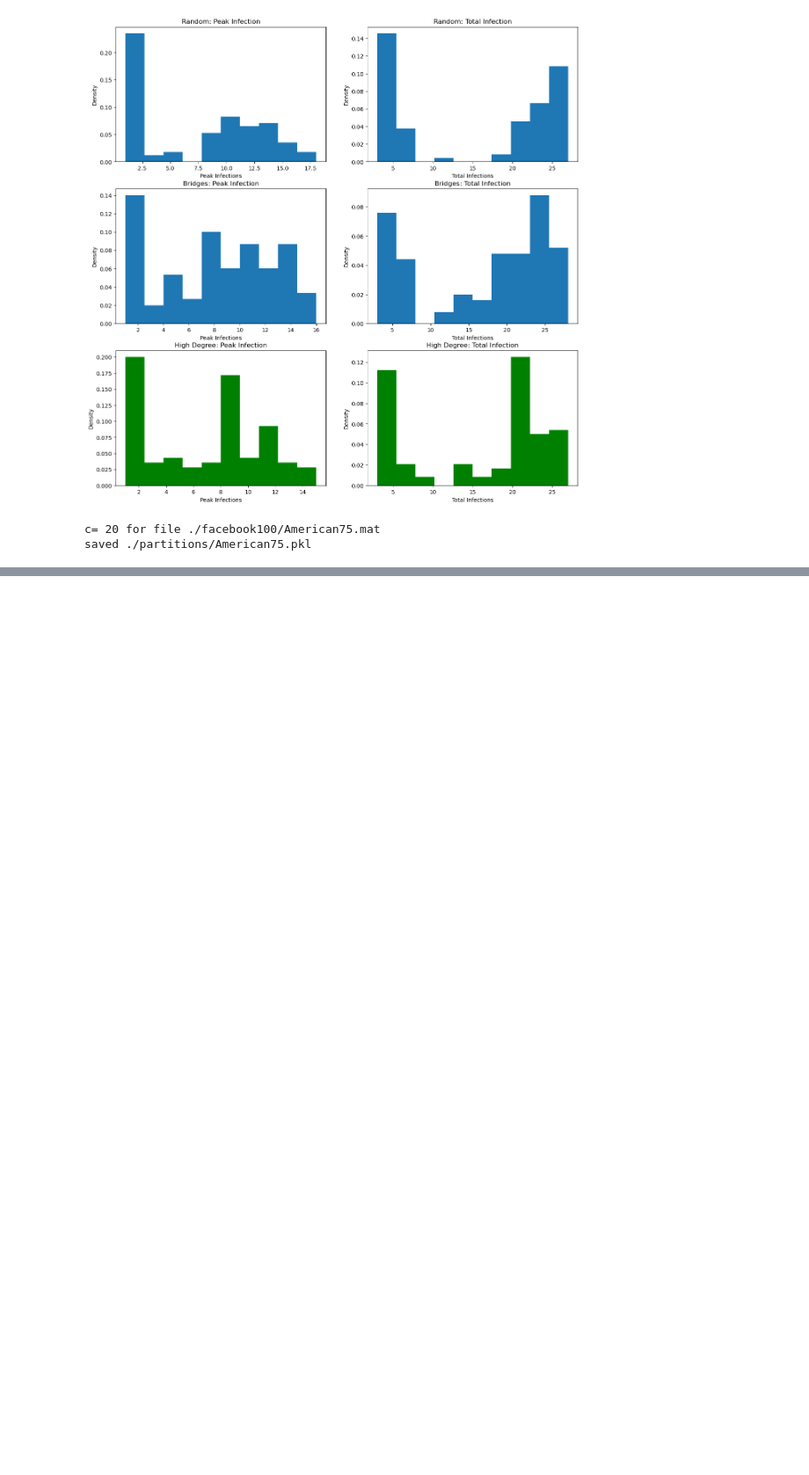
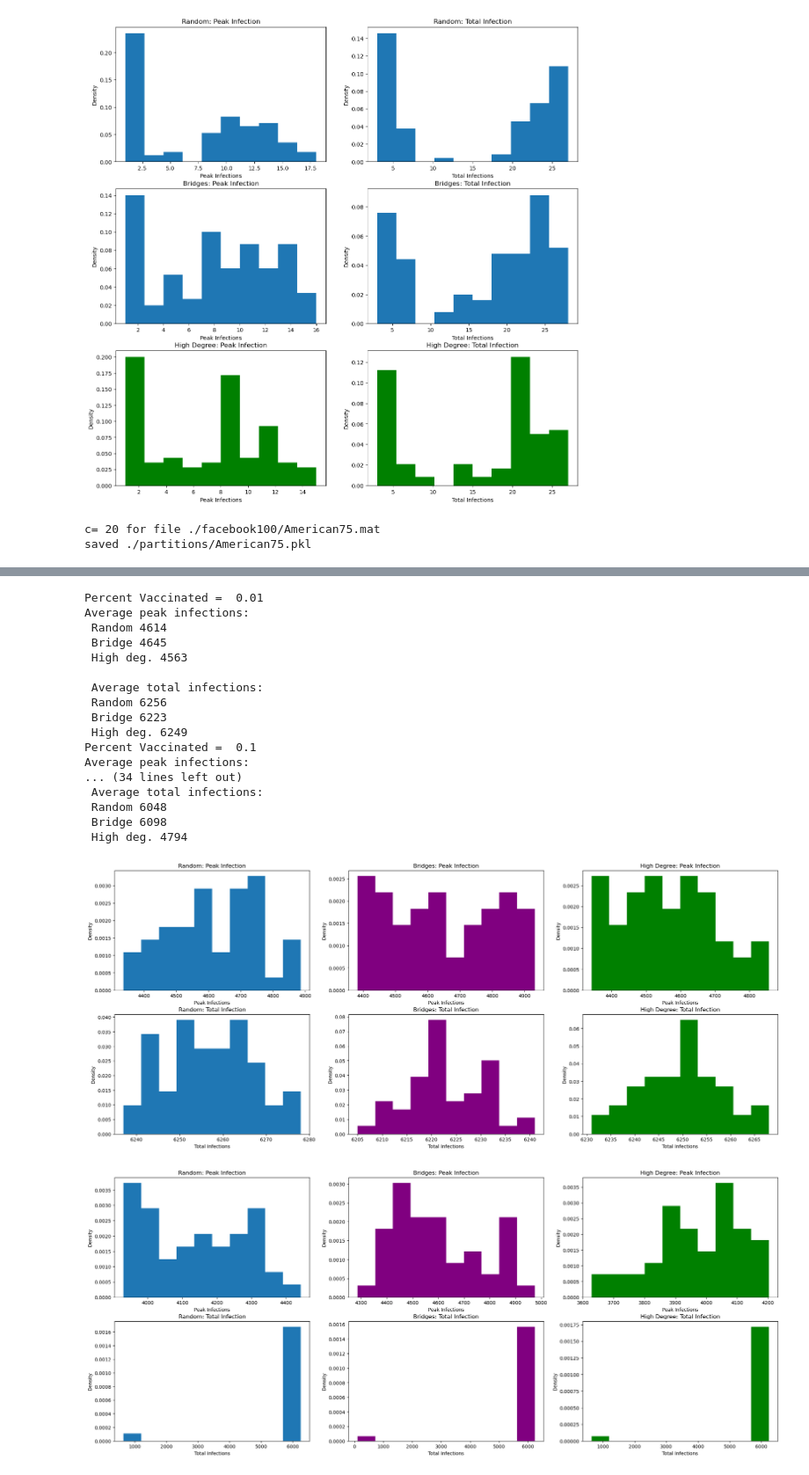
Before and after one commit to Kevin2197/Bio-Networkx-Project, a Jupyter notebook: script.ipynb, the cells around one changed output, grey strips where cells are left out. Shown at 88% size. Saved outputs shown, nothing was run; the diff lists cells and outputs as text; code cells hidden in the pictures; blank space fills up the shorter version.

```diff
--- a/script.ipynb
+++ b/script.ipynb
@@ -586,0 +751,30 @@ axes[1][2].set_ylabel("Density");
+# %%
+percent_vaccinated = [0.01, 0.1, 0.25, 0.5, 0.75]
+
+results = []
+for p in percent_vaccinated:
+    results.append(run_sims(filename, p, num_trials=50))
+# %%
+for i in range(len(percent_vaccinated)):
+    print("Percent Vaccinated = ", percent_vaccinated[i])
+    plot_results(results[i])
+# %% [output]
+Percent Vaccinated =  0.01
+Average peak infections:
+ Random 4614
+ Bridge 4645
+ High deg. 4563
+
+ Average total infections:
+ Random 6256
+ Bridge 6223
+ High deg. 6249
+Percent Vaccinated =  0.1
+Average peak infections:
+... (34 lines left out)
+ Average total infections:
+ Random 6048
+ Bridge 6098
+ High deg. 4794
+[figure, added]
+[figure, added]
```
Also changed, not shown: parts of 12 cells of this notebook.
